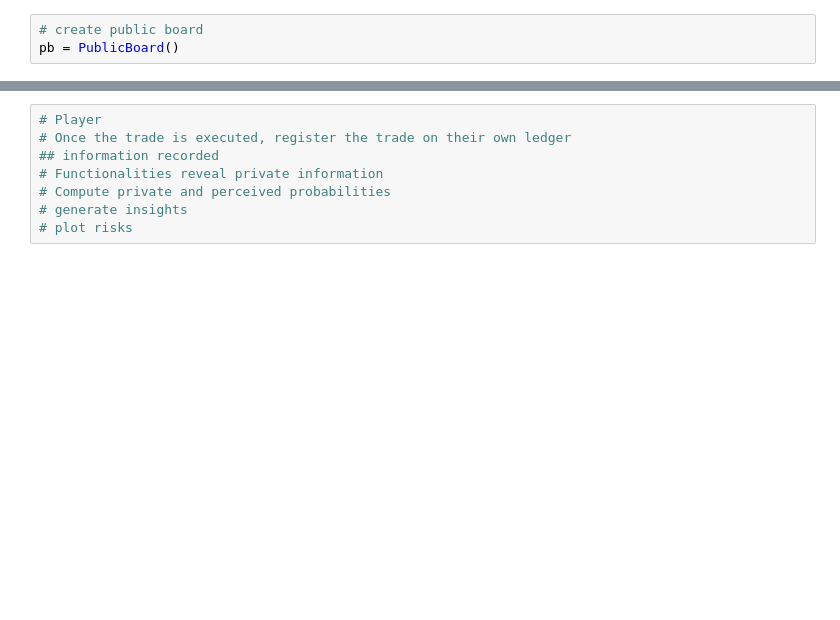
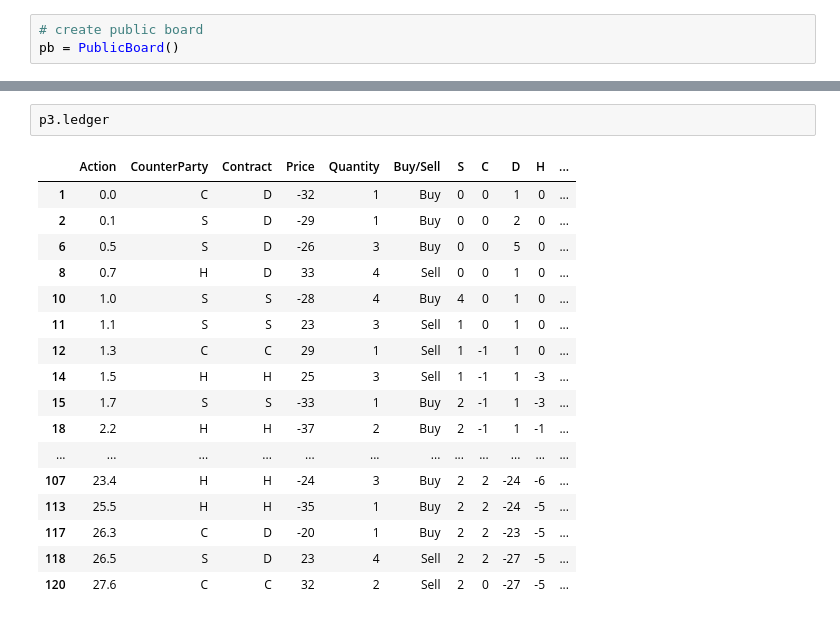
Before and after one commit to Boon-Yang/Trading-Game-Automation, a Jupyter notebook: FFM Automation.ipynb, the cells around one changed output, grey strips where cells are left out. Saved outputs shown, nothing was run; the diff lists cells and outputs as text; blank space fills up the shorter version.

```diff
--- a/FFM Automation.ipynb
+++ b/FFM Automation.ipynb
@@ -349,8 +489,20 @@ p2.ledger
-# %%
-# Player
-# Once the trade is executed, register the trade on their own ledger
-## information recorded
-# Functionalities reveal private information
-# Compute private and perceived probabilities
-# generate insights
-# plot risks
+# %%
+p3.ledger
+# %% [output]
+|  | Action | CounterParty | Contract | Price | Quantity | Buy/Sell | S | C | D | H | ... |
+| 1 | 0.0 | C | D | -32 | 1 | Buy | 0 | 0 | 1 | 0 | ... |
+| 2 | 0.1 | S | D | -29 | 1 | Buy | 0 | 0 | 2 | 0 | ... |
+| 6 | 0.5 | S | D | -26 | 3 | Buy | 0 | 0 | 5 | 0 | ... |
+| 8 | 0.7 | H | D | 33 | 4 | Sell | 0 | 0 | 1 | 0 | ... |
+| 10 | 1.0 | S | S | -28 | 4 | Buy | 4 | 0 | 1 | 0 | ... |
+| 11 | 1.1 | S | S | 23 | 3 | Sell | 1 | 0 | 1 | 0 | ... |
+| 12 | 1.3 | C | C | 29 | 1 | Sell | 1 | -1 | 1 | 0 | ... |
+| 14 | 1.5 | H | H | 25 | 3 | Sell | 1 | -1 | 1 | -3 | ... |
+| 15 | 1.7 | S | S | -33 | 1 | Buy | 2 | -1 | 1 | -3 | ... |
+| 18 | 2.2 | H | H | -37 | 2 | Buy | 2 | -1 | 1 | -1 | ... |
+| ... | ... | ... | ... | ... | ... | ... | ... | ... | ... | ... | ... |
+| 107 | 23.4 | H | H | -24 | 3 | Buy | 2 | 2 | -24 | -6 | ... |
+| 113 | 25.5 | H | H | -35 | 1 | Buy | 2 | 2 | -24 | -5 | ... |
+| 117 | 26.3 | C | D | -20 | 1 | Buy | 2 | 2 | -23 | -5 | ... |
+| 118 | 26.5 | S | D | 23 | 4 | Sell | 2 | 2 | -27 | -5 | ... |
+| 120 | 27.6 | C | C | 32 | 2 | Sell | 2 | 0 | -27 | -5 | ... |
```
Also changed, not shown: parts of 21 cells of this notebook.
